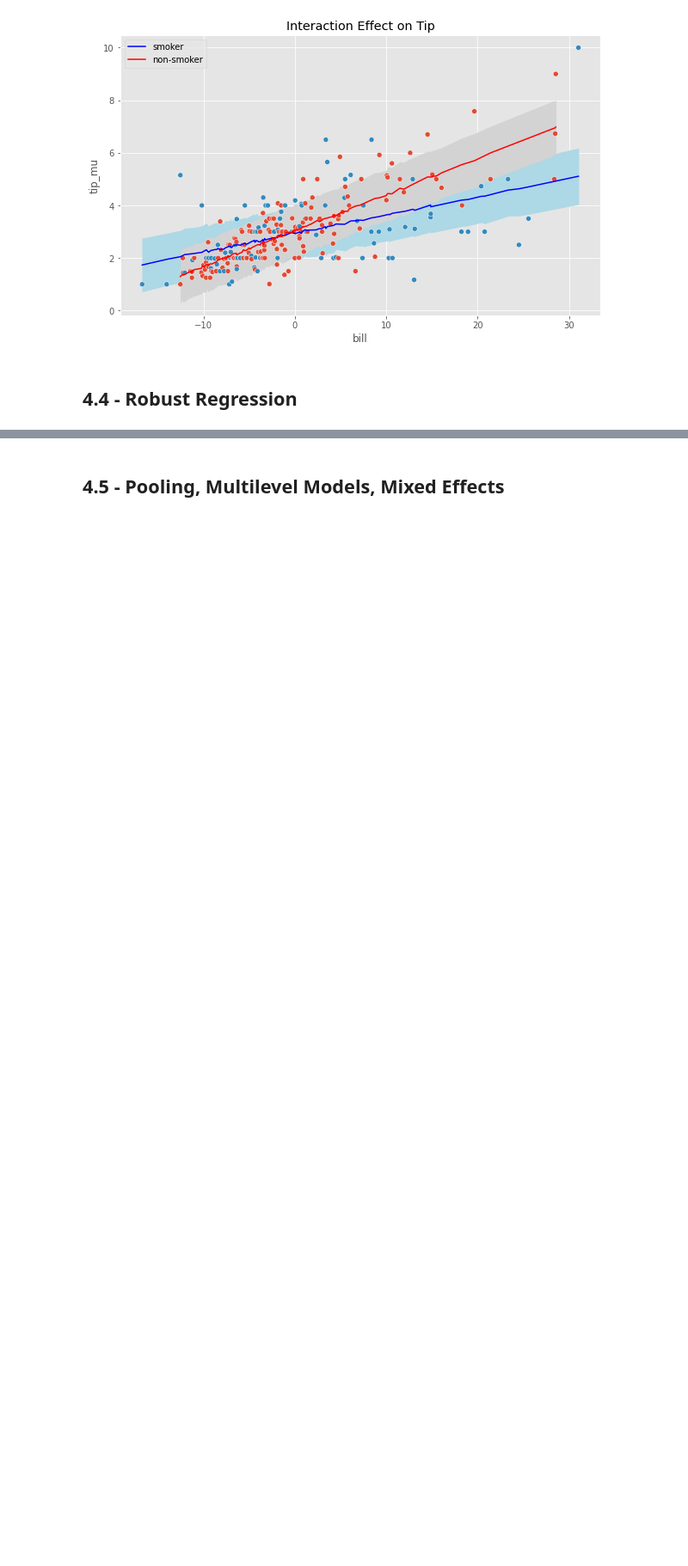
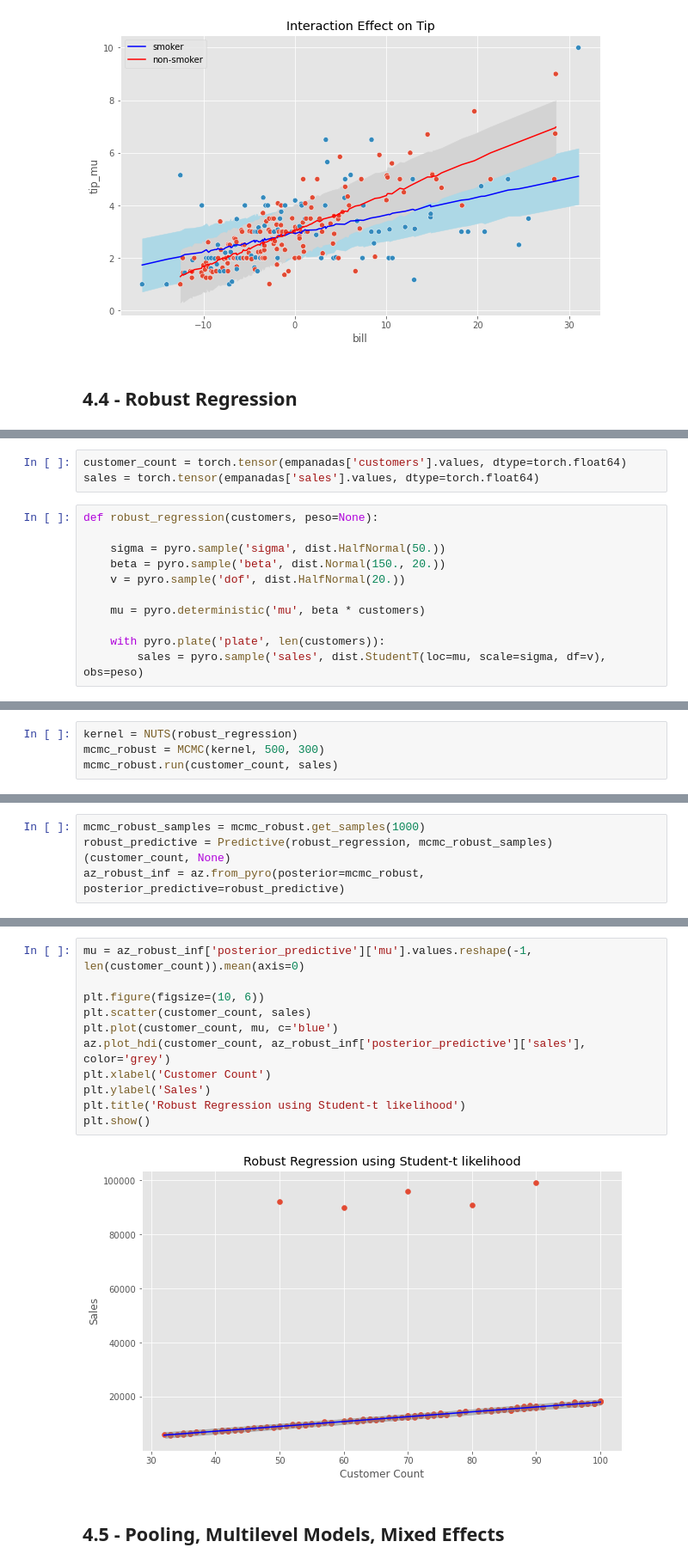
Before and after one commit to GStechschulte/books-with-code, a Jupyter notebook: bmcp/ch_4_pyro.ipynb, the cells around one changed output, grey strips where cells are left out. Shown at 86% size. Cells and saved outputs as stored; diff of their text form; blank space fills up the shorter version.

```diff
--- a/bmcp/ch_4_pyro.ipynb
+++ b/bmcp/ch_4_pyro.ipynb
@@ -212,0 +258,14 @@ plt.show()
+# %%
+customer_count = torch.tensor(empanadas['customers'].values, dtype=torch.float64)
+sales = torch.tensor(empanadas['sales'].values, dtype=torch.float64)
+# %%
+def robust_regression(customers, peso=None):
+
+    sigma = pyro.sample('sigma', dist.HalfNormal(50.))
+    beta = pyro.sample('beta', dist.Normal(150., 20.))
+    v = pyro.sample('dof', dist.HalfNormal(20.))
+
+    mu = pyro.deterministic('mu', beta * customers)
+
+    with pyro.plate('plate', len(customers)):
+        sales = pyro.sample('sales', dist.StudentT(loc=mu, scale=sigma, df=v), obs=peso)
@@ -212,0 +277,4 @@ plt.show()
+# %%
+kernel = NUTS(robust_regression)
+mcmc_robust = MCMC(kernel, 500, 300)
+mcmc_robust.run(customer_count, sales)
@@ -212,0 +290,4 @@ plt.show()
+# %%
+mcmc_robust_samples = mcmc_robust.get_samples(1000)
+robust_predictive = Predictive(robust_regression, mcmc_robust_samples)(customer_count, None)
+az_robust_inf = az.from_pyro(posterior=mcmc_robust, posterior_predictive=robust_predictive)
@@ -213,2 +297,15 @@ plt.show()
+# %%
+mu = az_robust_inf['posterior_predictive']['mu'].values.reshape(-1, len(customer_count)).mean(axis=0)
+
+plt.figure(figsize=(10, 6))
+plt.scatter(customer_count, sales)
+plt.plot(customer_count, mu, c='blue')
+az.plot_hdi(customer_count, az_robust_inf['posterior_predictive']['sales'], color='grey')
+plt.xlabel('Customer Count')
+plt.ylabel('Sales')
+plt.title('Robust Regression using Student-t likelihood')
+plt.show()
+# %% [output]
+[figure, added]
 # %% [markdown]
 ## 4.5 - Pooling, Multilevel Models, Mixed Effects
```
Also changed, not shown: parts of 34 cells of this notebook.
